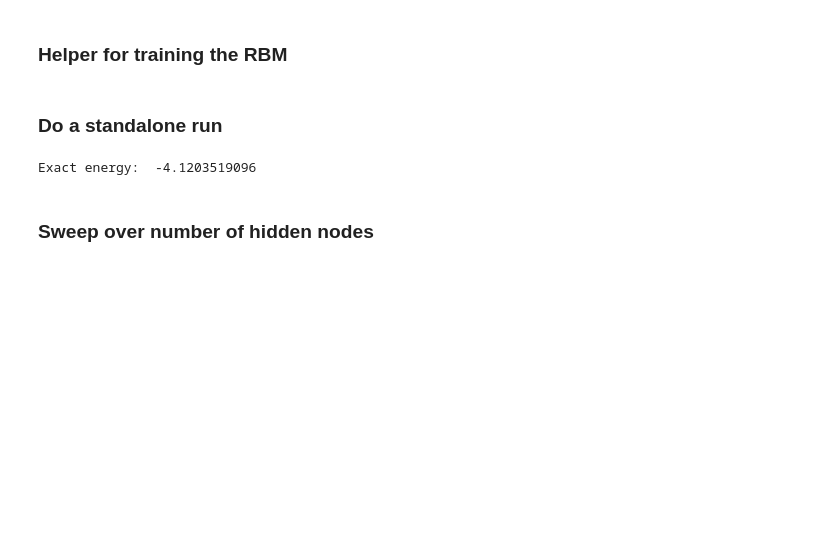
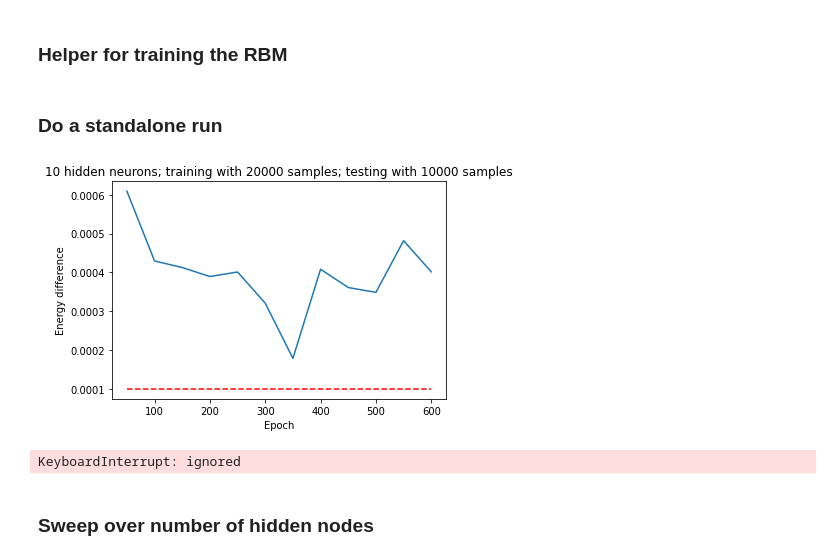
Before and after one commit to CDLQuantum2020-RBM-Team3/CohortProject_2020, a Jupyter notebook: Project_1_RBM_and_Tomography/Task2.ipynb, the cells around one changed output. Drawn from its saved outputs; the diff is of its cells as text; code cells hidden in the pictures; blank space fills up the shorter version.

```diff
--- a/Project_1_RBM_and_Tomography/Task2.ipynb
+++ b/Project_1_RBM_and_Tomography/Task2.ipynb
@@ -33,13 +54,16 @@ class RBMTrainer():
         self.best_evaluation = None
         self.stopping_criterion_reached = False
 
-    def run(self, epochs=1000, lr=1e-2, do_lr_annealing=False,
+    def run(self, epochs=1000, lr=1e-2, lr_annealing='',
             n_train_samples=20000, test_interval=50,
             n_test_samples=20000, stopping_patience=2, verbose=False,
             do_plot=False):
         """
         params:
             epochs - max number of epochs to train for
+            lr - base learning rate
+            lr_annealing - either 'lin' for linear annealing or 'geo' for
+                            geometric annealing
             n_train_samples - number of samples to train with
             test_interval - how often (number of epochs) to stop and evaluate energy
             n_test_samples - how many samples to use for testings
@@ -53,7 +77,7 @@ class RBMTrainer():
         """
         self.reset_state()
 
-        n_train_samples = min(len(self.training_data), 20000)
+        n_train_samples = min(len(self.training_data), n_train_samples)
 
         exact_energy = -4.1203519096
         if verbose:
@@ -75,17 +99,23 @@ class RBMTrainer():
         for e in range(1, epochs+1):
             # do one epoch of training
             current_lr = lr
-            if do_lr_annealing:
+            if lr_annealing == 'lin':
                 current_lr *= (1 - e / (epochs+1))
+            elif lr_annealing == 'geo':
+                ratio = (1e-4 / lr) ** (1/epochs)
+                current_lr *= ratio ** e
+            elif len(lr_annealing):
+                raise UserWarning("lr_annealing must be one of '', 'lin', or 'geo'")
             self.rbm.train(self.training_data[:n_train_samples], lr=current_lr)
 
             # now generate samples and calculate the energy
             if e % test_interval == 0:
                 if verbose:
                     print("\nEpoch: ", e)
+                    print("lr: ", current_lr)
                     print("Sampling...")
 
-                init_state = torch.zeros(n_test_samples, n_vis)
+                init_state = torch.zeros(n_test_samples, self.n_vis)
                 RBM_samples = self.rbm.draw_samples(100, init_state)
 
                 if verbose:
@@ -121,11 +151,12 @@ class RBMTrainer():
 ### Do a standalone run
 # %%
 trainer = RBMTrainer(training_data.shape[1], 10, training_data)
-trainer.run(epochs=1000, lr=1e-2, do_lr_annealing=False, n_train_samples=20000,
-            test_interval=50, n_test_samples=20000, stopping_patience=2,
+trainer.run(epochs=1000, lr=5e-2, do_lr_annealing=True, n_train_samples=20000,
+            test_interval=50, n_test_samples=10000, stopping_patience=2,
             verbose=True, do_plot=True)
 # %% [output]
+[figure, added]
-Exact energy:  -4.1203519096
+KeyboardInterrupt: ignored
 # %% [markdown]
 ### Sweep over number of hidden nodes
 # %%
```
Also changed, not shown: parts of 1 cell of this notebook.
